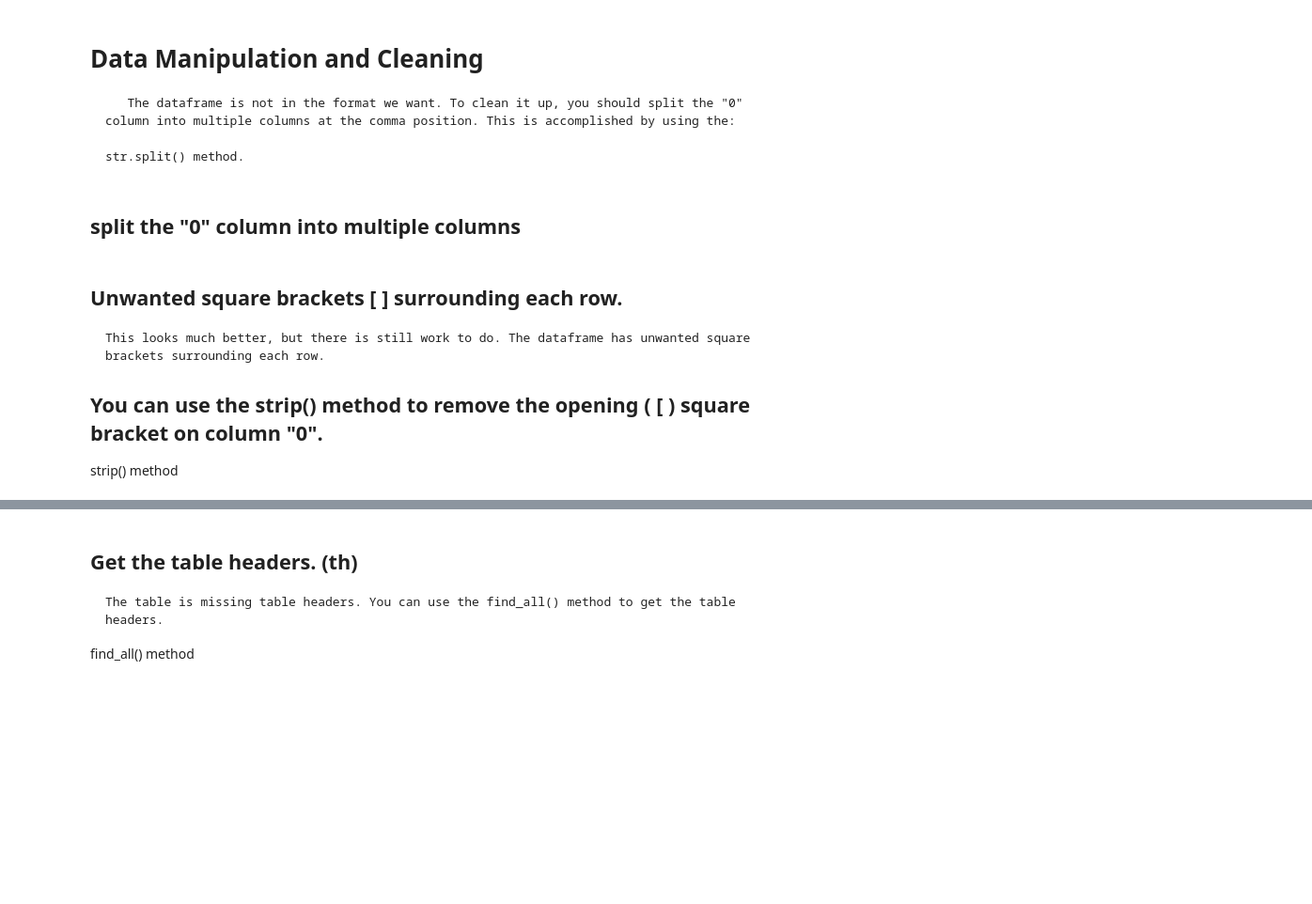
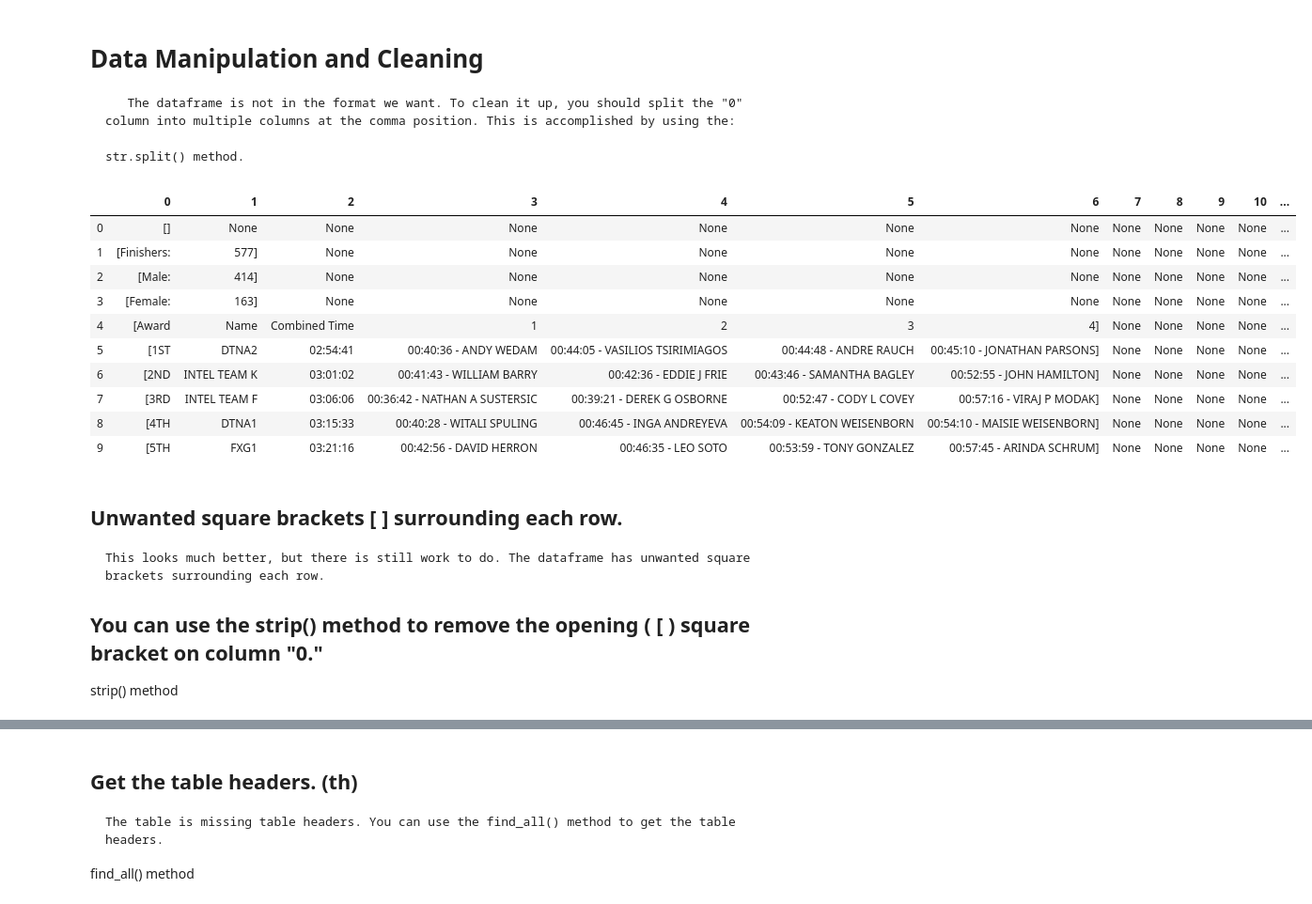
Before and after one commit to thediversecandidate/Webscraping, a Jupyter notebook: WebScraping.ipynb, the cells around one changed output, grey strips where cells are left out. Shown: that part at 94% size. Saved outputs shown, nothing was run; the diff lists cells and outputs as text; code cells hidden in the pictures; blank space fills up the shorter version.

```diff
--- a/WebScraping.ipynb
+++ b/WebScraping.ipynb
@@ -272,17 +310,27 @@ ValueError: DataFrame constructor not properly called!
        The dataframe is not in the format we want. To clean it up, you should split the "0" column into multiple columns at the comma position. This is accomplished by using the:
 
     str.split() method.
-# %% [markdown]
-## split the "0" column into multiple columns
 # %%
 df1 = df[0].str.split(',', expand=True)
-df1.head(243)
+df1.head(10)
+# %% [output]
+|  | 0 | 1 | 2 | 3 | 4 | 5 | 6 | 7 | 8 | 9 | 10 | ... |
+| 0 | [] | None | None | None | None | None | None | None | None | None | None | ... |
+| 1 | [Finishers: | 577] | None | None | None | None | None | None | None | None | None | ... |
+| 2 | [Male: | 414] | None | None | None | None | None | None | None | None | None | ... |
+| 3 | [Female: | 163] | None | None | None | None | None | None | None | None | None | ... |
+| 4 | [Award | Name | Combined Time | 1 | 2 | 3 | 4] | None | None | None | None | ... |
+| 5 | [1ST | DTNA2 | 02:54:41 | 00:40:36 - ANDY WEDAM | 00:44:05 - VASILIOS TSIRIMIAGOS | 00:44:48 - ANDRE RAUCH | 00:45:10 - JONATHAN PARSONS] | None | None | None | None | ... |
+| 6 | [2ND | INTEL TEAM K | 03:01:02 | 00:41:43 - WILLIAM BARRY | 00:42:36 - EDDIE J FRIE | 00:43:46 - SAMANTHA BAGLEY | 00:52:55 - JOHN HAMILTON] | None | None | None | None | ... |
+| 7 | [3RD | INTEL TEAM F | 03:06:06 | 00:36:42 - NATHAN A SUSTERSIC | 00:39:21 - DEREK G OSBORNE | 00:52:47 - CODY L COVEY | 00:57:16 - VIRAJ P MODAK] | None | None | None | None | ... |
+| 8 | [4TH | DTNA1 | 03:15:33 | 00:40:28 - WITALI SPULING | 00:46:45 - INGA ANDREYEVA | 00:54:09 - KEATON WEISENBORN | 00:54:10 - MAISIE WEISENBORN] | None | None | None | None | ... |
+| 9 | [5TH | FXG1 | 03:21:16 | 00:42:56 - DAVID HERRON | 00:46:35 - LEO SOTO | 00:53:59 - TONY GONZALEZ | 00:57:45 - ARINDA SCHRUM] | None | None | None | None | ... |
 # %% [markdown]
 ## Unwanted square brackets [ ] surrounding each row.
 
     This looks much better, but there is still work to do. The dataframe has unwanted square brackets surrounding each row.
 
-  ## You can use the strip() method to remove the opening ( [ )  square bracket on column "0".
+  ## You can use the strip() method to remove the opening ( [ )  square bracket on column "0."
 
 
   strip() method
```
Also changed, not shown: parts of 34 cells of this notebook.
